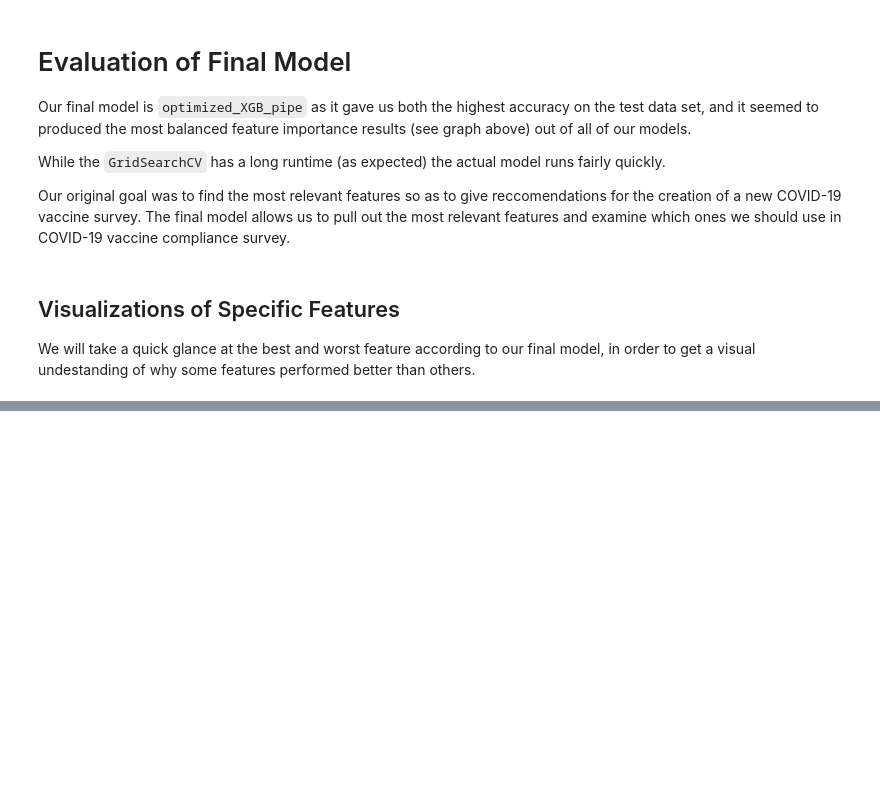
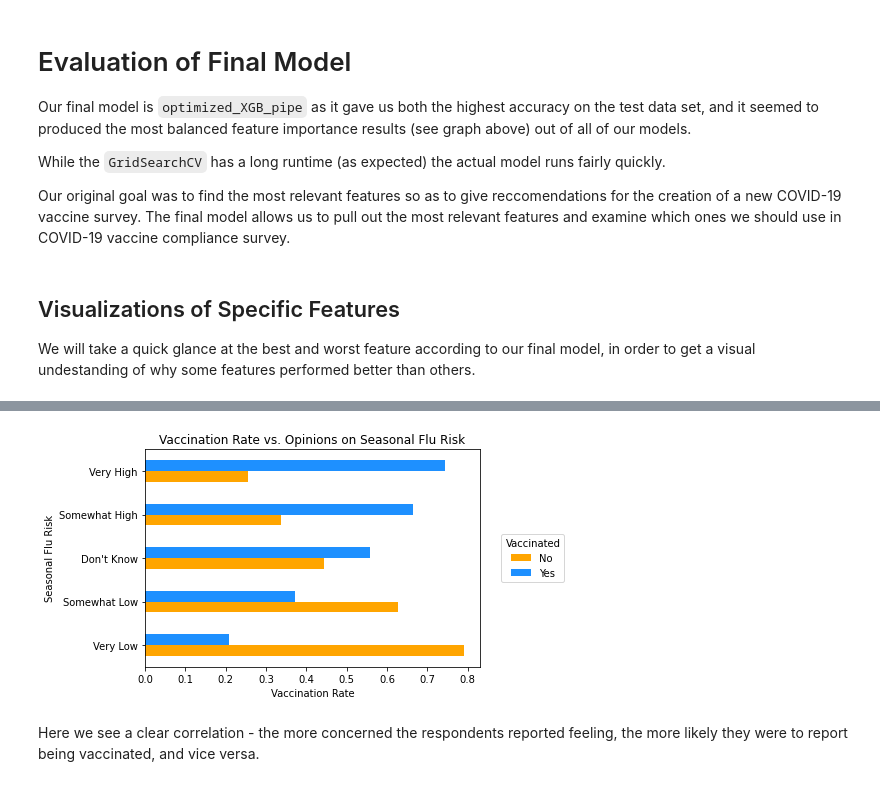
Before and after one commit to sanderlin2013/Predicting-Flu-Vaccines, a Jupyter notebook: Predicting Flu Vaccine Compliance.ipynb, the cells around one changed output, grey strips where cells are left out. Drawn from its saved outputs; the diff is of its cells as text; code cells hidden in the pictures; blank space fills up the shorter version.

```diff
--- a/Predicting Flu Vaccine Compliance.ipynb
+++ b/Predicting Flu Vaccine Compliance.ipynb
@@ -718,17 +832,21 @@ plt.title('Vaccination Count vs. Opinions on Seasonal Flu Risk');
 # %%
 # Second graph
-ax = props.plot.barh(stacked=True, color = ["orange", "dodgerblue"])
+ax = props.plot.barh(color = ["orange", "dodgerblue"])
 ax.legend(
     loc='center left',
     bbox_to_anchor=(1.05, 0.5),
     labels = ["No", "Yes"],
     title='Vaccinated')
 plt.ylabel('Seasonal Flu Risk')
 plt.xlabel('Vaccination Rate')
 # set y-axes tick labels
 ax.set_yticklabels(["Very Low", "Somewhat Low", "Don't Know",
                     "Somewhat High", "Very High"])
 plt.title('Vaccination Rate vs. Opinions on Seasonal Flu Risk');
+# %% [output]
+[figure, added]
+# %% [markdown]
+Here we see a clear correlation - the more concerned the respondents reported feeling, the more likely they were to report being vaccinated, and vice versa.
 # %%
 # look into the worst predictor on our XCGClassifier model
 counts = (df[['seasonal_vaccine', 'behavioral_large_gatherings']]
```
Also changed, not shown: parts of 17 cells of this notebook, 1 other file.
